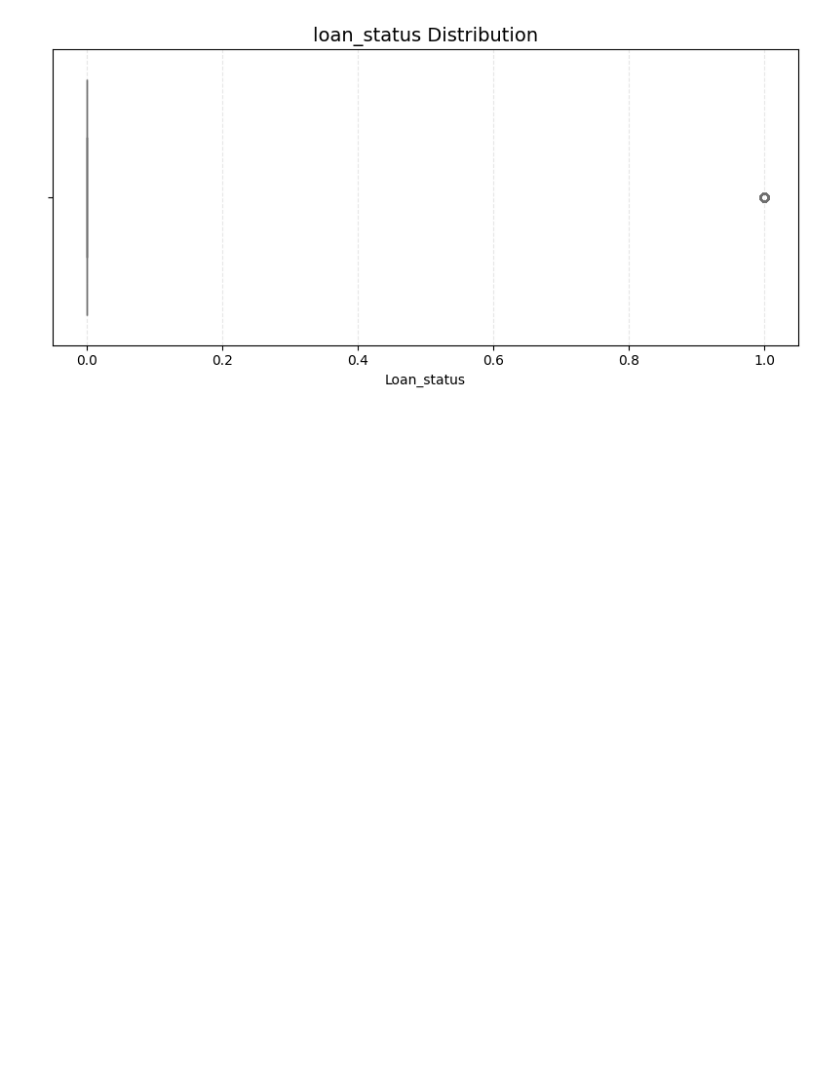
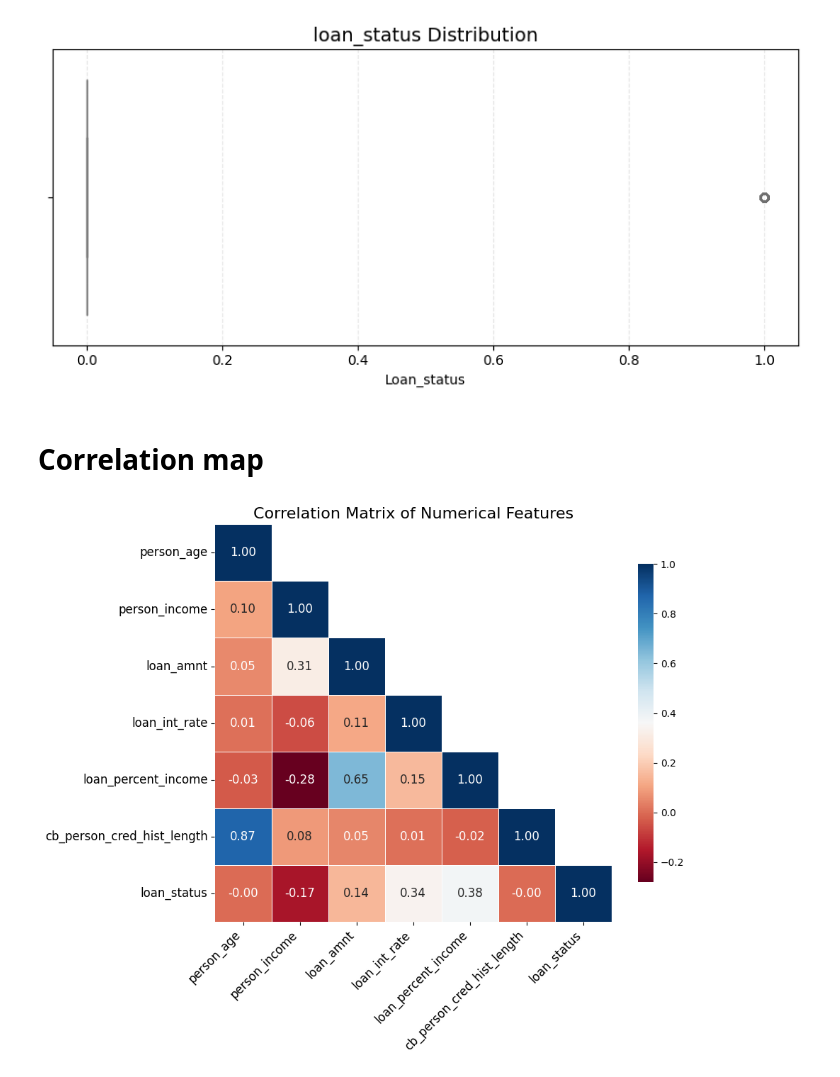
Before and after one commit to Franklin7660/loan_prediction_DS52, a Jupyter notebook: notebooks/data_exploration.ipynb, the cells around one changed output. Cells and saved outputs as stored; diff of their text form; code cells hidden in the pictures; blank space fills up the shorter version.

Commit message:
correlation matrix

```diff
--- a/notebooks/data_exploration.ipynb
+++ b/notebooks/data_exploration.ipynb
@@ -107,3 +111,37 @@ for col in list(df.columns):
 [figure]
 [figure]
 [figure]
+# %% [markdown]
+# Correlation map
+# %%
+import seaborn as sns
+import matplotlib.pyplot as plt
+import numpy as np
+
+# Create correlation matrix
+numerical_features = ['person_age', 'person_income', 'loan_amnt', 'loan_int_rate',
+                      'loan_percent_income', 'cb_person_cred_hist_length', 'loan_status']
+corr_matrix = df[numerical_features].corr()
+
+# Create a mask to only show lower triangle
+mask = np.triu(np.ones_like(corr_matrix, dtype=bool), 1)
+
+# Set up the plot
+plt.figure(figsize=(10, 8))
+sns.heatmap(corr_matrix,
+            mask=mask,
+            annot=True,
+            fmt=".2f",
+            cmap="RdBu",
+            square=True,
+            linewidths=0.5,
+            annot_kws={"size": 12},
+            cbar_kws={"shrink": 0.8})
+
+plt.title("Correlation Matrix of Numerical Features", fontsize=16)
+plt.xticks(rotation=45, ha='right', fontsize=12)
+plt.yticks(rotation=0, fontsize=12)
+plt.tight_layout()
+plt.show()
+# %% [output]
+[figure, added]
```
Also changed, not shown: parts of 2 cells of this notebook.
